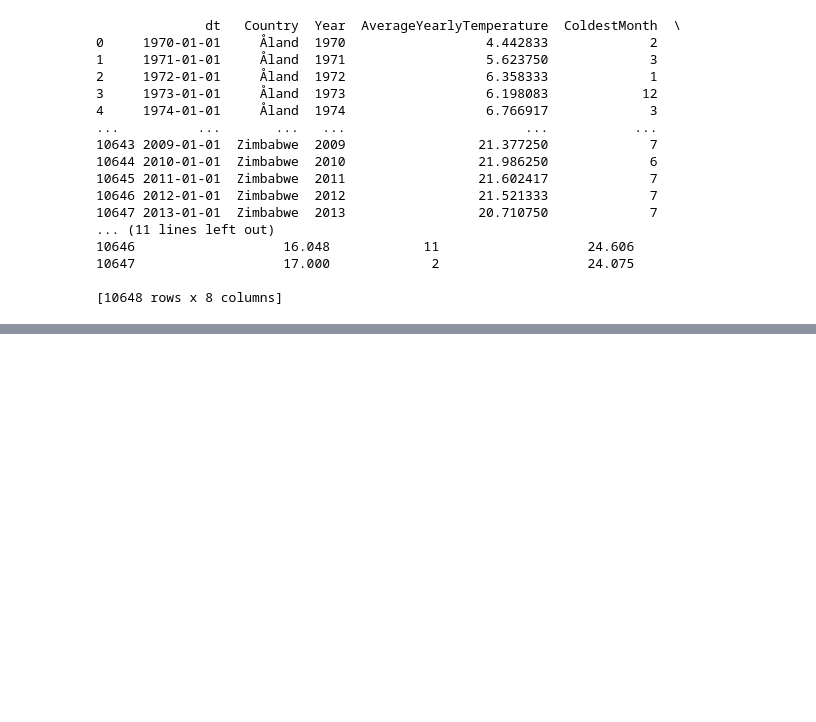
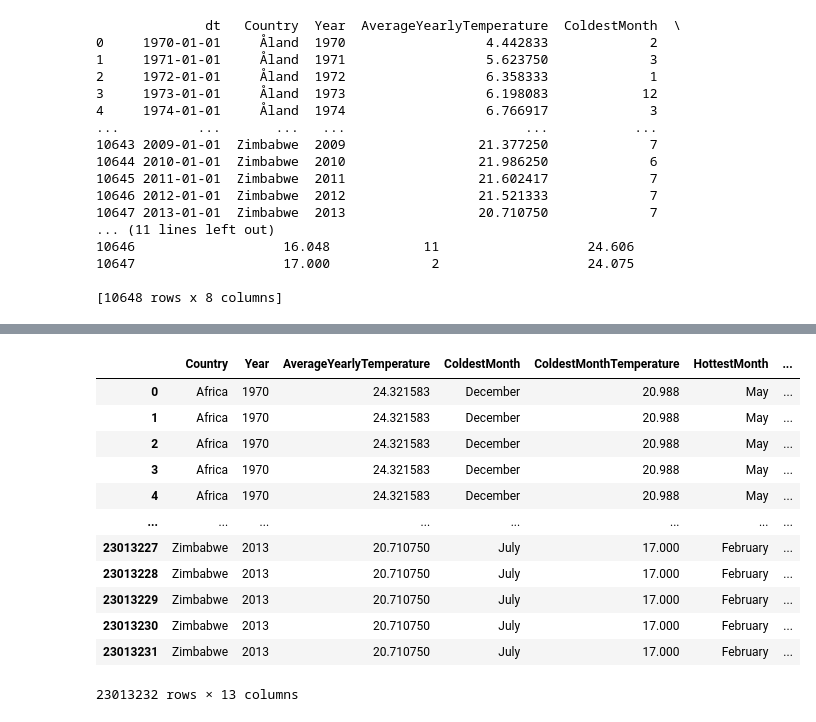
Before and after one commit to EricVan14/ClimateChangeDataMart, a Jupyter notebook: ClimateChangeDataMart.ipynb, the cells around one changed output, grey strips where cells are left out. Saved outputs shown, nothing was run; the diff lists cells and outputs as text; code cells hidden in the pictures; blank space fills up the shorter version.

```diff
--- a/ClimateChangeDataMart.ipynb
+++ b/ClimateChangeDataMart.ipynb
@@ -174,0 +214,18 @@ print(df1)
+# %%
+merged_df = merged_df.drop(['dt'], axis=1)
+merged_df = merged_df.rename(columns={'Unit': 'Emissions Unit', 'Million metric tons of CO2 equivalent': 'Emissions'})
+merged_df
+# %% [output]
+|  | Country | Year | AverageYearlyTemperature | ColdestMonth | ColdestMonthTemperature | HottestMonth | ... |
+| 0 | Africa | 1970 | 24.321583 | December | 20.988 | May | ... |
+| 1 | Africa | 1970 | 24.321583 | December | 20.988 | May | ... |
+| 2 | Africa | 1970 | 24.321583 | December | 20.988 | May | ... |
+| 3 | Africa | 1970 | 24.321583 | December | 20.988 | May | ... |
+| 4 | Africa | 1970 | 24.321583 | December | 20.988 | May | ... |
+| ... | ... | ... | ... | ... | ... | ... | ... |
+| 23013227 | Zimbabwe | 2013 | 20.710750 | July | 17.000 | February | ... |
+| 23013228 | Zimbabwe | 2013 | 20.710750 | July | 17.000 | February | ... |
+| 23013229 | Zimbabwe | 2013 | 20.710750 | July | 17.000 | February | ... |
+| 23013230 | Zimbabwe | 2013 | 20.710750 | July | 17.000 | February | ... |
+| 23013231 | Zimbabwe | 2013 | 20.710750 | July | 17.000 | February | ... |
+23013232 rows × 13 columns
```
Also changed, not shown: parts of 5 cells of this notebook.
